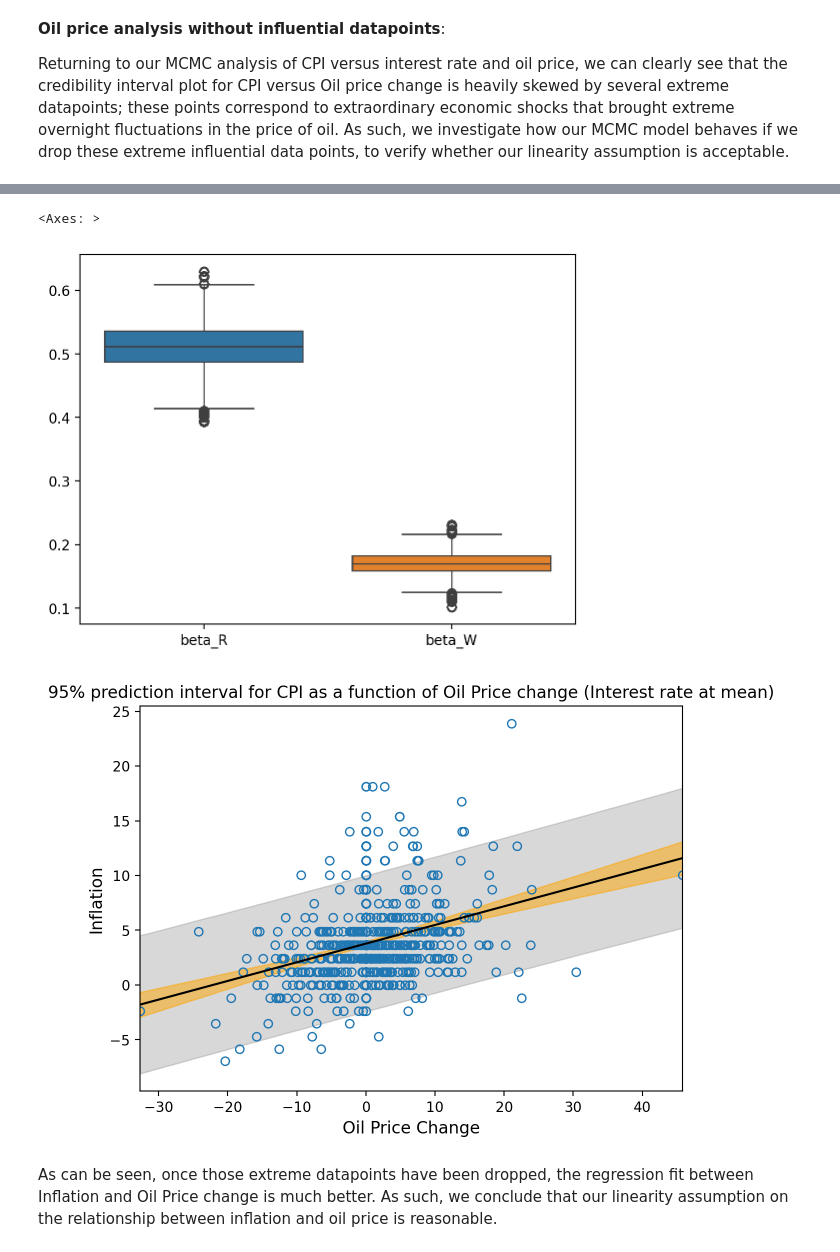
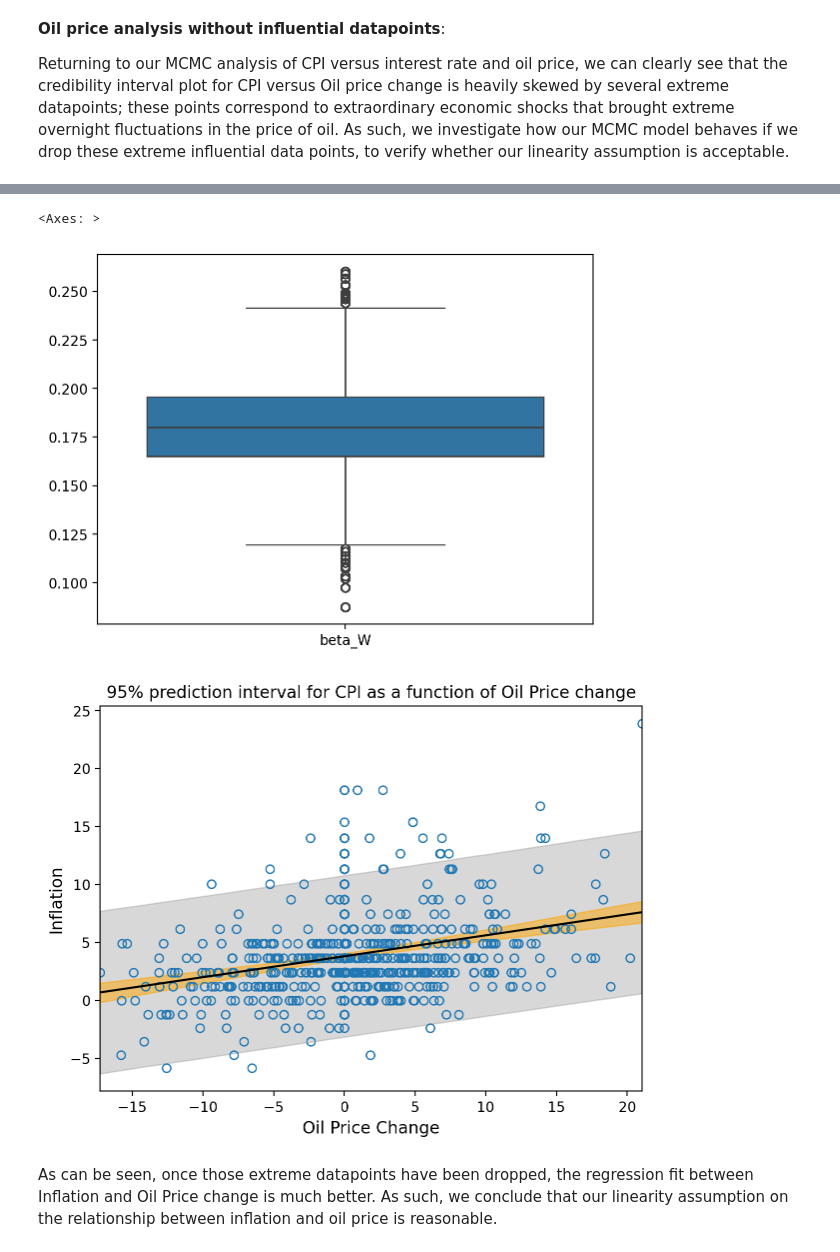
Before and after one commit to AndreiAf02/Math509Project_Public, a Jupyter notebook: 509ProjectV2.ipynb, the cells around one changed output, grey strips where cells are left out. Cells and saved outputs as stored; diff of their text form; code cells hidden in the pictures.

```diff
--- a/509ProjectV2.ipynb
+++ b/509ProjectV2.ipynb
@@ -277,14 +277,14 @@ Now, we turn our attention to analyzing the significance of the relationship bet
 # %%
-with pm.Model() as model_gdp1:
+with pm.Model() as model_oil1:
     sigma = pm.Exponential('sigma', 0.5)
-    beta_G = pm.Normal('beta_G', mu=0, sigma=1)
+    beta_W = pm.Normal('beta_W', mu=0, sigma=1)
     alpha = pm.Normal('alpha', mu=4, sigma=2)
-    _mu = alpha + beta_G*(data_all['GDP']-data_all['GDP'].mean())
+    _mu = alpha + beta_W*(data_all['Oil']-data_all['Oil'].mean())
     mu = pm.Deterministic('mu', _mu)
     CPI = pm.Normal('CPI', mu=mu, sigma=sigma, observed=data_all['CPI.U'])
-    _model_gdp1_mcmc_samples = pm.sample(1000, tune=1000, chains=4)
-model_gdp1_mcmc_samples = _model_gdp1_mcmc_samples.posterior.to_dataframe()
-model_gdp1_mcmc_samples
+    _model_oil1_mcmc_samples = pm.sample(1000, tune=1000, chains=4)
+model_oil1_mcmc_samples = _model_oil1_mcmc_samples.posterior.to_dataframe()
+model_oil1_mcmc_samples
 # %% [output]
 100.00% [2000/2000 00:02<00:00 Sampling chain 0, 0 divergences]
 100.00% [2000/2000 00:02<00:00 Sampling chain 1, 0 divergences]
@@ -743,0 +776,8 @@ data_new
+# %%
+oil_threshold = data_all['Oil'].quantile([0.01, 0.99]).values
+oil_low_threshold, oil_high_threshold = oil_threshold
+
+data_new = data_all[(data_all['Oil'] > oil_low_threshold) & (data_all['Oil'] < oil_high_threshold)]
+
+# data_new = data_all[(data_all['Oil']<130) & (data_all['Oil']> -60)]
+data_new
@@ -754,10 +808,9 @@ Our prior still takes the form:
 # %%
 with pm.Model() as model_project2:
     sigma = pm.Exponential('sigma', 0.5)
-    beta_R = pm.Normal('beta_R', mu=0, sigma=1)
     beta_W = pm.Normal('beta_W', mu=0, sigma=1)
     alpha = pm.Normal('alpha', mu=4, sigma=2)
-    _mu = alpha + beta_R*(data_new['DPRIME']-data_new['DPRIME'].mean()) + beta_W*(data_new['Oil']-data_new['Oil'].mean())
+    _mu = alpha + beta_W*(data_new['Oil']-data_new['Oil'].mean())
     mu = pm.Deterministic('mu', _mu)
     CPI = pm.Normal('CPI', mu=mu, sigma=sigma, observed=data_new['CPI.U'])
     _model_project2_mcmc_samples = pm.sample(1000, tune=1000, chains=4)
@@ -785,10 +838,10 @@ model_project2_mcmc_samples
 # %%
-sns.boxplot(data=model_project2_mcmc_samples[['beta_R', 'beta_W']])
+sns.boxplot(data=model_project2_mcmc_samples[['beta_W']])
 # %% [output]
 <Axes: >
-[figure, old version]
+[figure, new version]
 # %%
-## Prediction plot for CPI from Interest Rate and Oil MCMC, holding interest rate at its mean:
+## Prediction plot for CPI from Oil MCMC:
 
 prob = 0.95 ## for credible intervals
 
@@ -814,35 +867,35 @@ mu_samples = alpha_samples + beta_samples*(x[:, None] - xmean)
 mu_samples_sorted = sort(mu_samples, axis=1)
 index = int(N_posterior_samples*(1 - prob)/2)
 mu_lower = mu_samples_sorted[:, index]
 mu_upper = mu_samples_sorted[:, -index]
 
 #### Sample the posterior prediction height
 h_samples = stats.norm.rvs(
     mu_samples,
     sigma_samples,
     size=(N_weight, N_posterior_samples))
 ## lower bound and upper credible inteval bounds for each fixed weight in the array `x`
 h_samples_sorted = sort(h_samples, axis=1)
 index = int(N_posterior_samples*(1 - prob)/2)
 h_lower = h_samples_sorted[:, index]
 h_upper = h_samples_sorted[:, -index]
 
 
 ##### Figure code
 
 figure(1, [7, 5])
 
 fill_between(x, h_upper, h_lower, color='0.5', alpha=0.3)
 fill_between(x, mu_upper, mu_lower, color='orange', alpha=0.5)
 plot(data_new['Oil'], data_new['CPI.U'], 'o', mfc='none')
 plot(x, mu_avg, 'k')
 
 xlim(xmin, xmax)
-title('95% prediction interval for CPI as a function of Oil Price change (Interest rate at mean)')
+title('95% prediction interval for CPI as a function of Oil Price change')
 xlabel('Oil Price Change', fontsize=12)
 ylabel('Inflation', fontsize=12);
 # %% [output]
-[figure, old version]
+[figure, new version]
 # %% [markdown]
 As can be seen, once those extreme datapoints have been dropped, the regression fit between Inflation and Oil Price change is much better. As such, we conclude that our linearity assumption on the relationship between inflation and oil price is reasonable.
 # %% [markdown]
```
Also changed, not shown: parts of 14 cells of this notebook.
